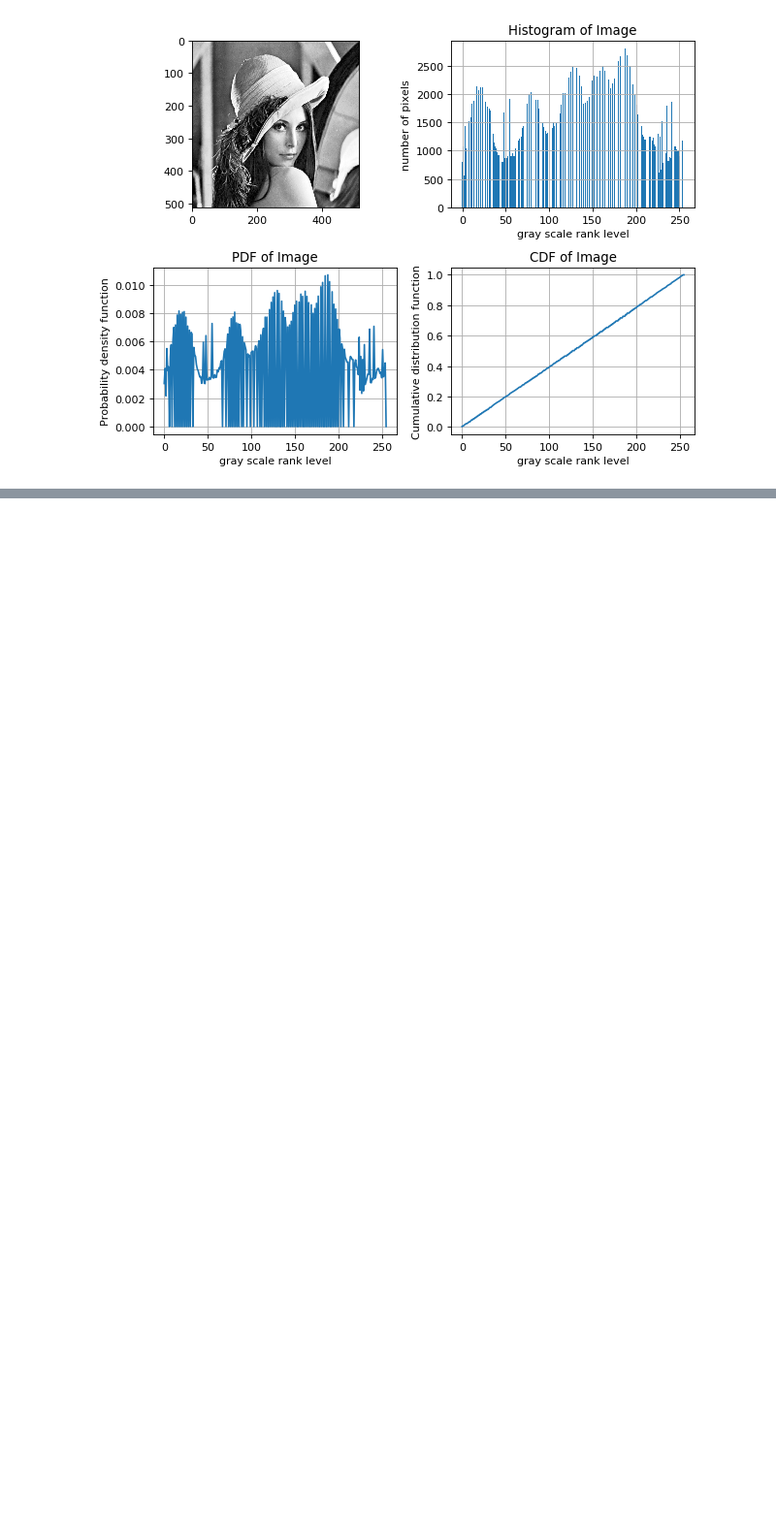
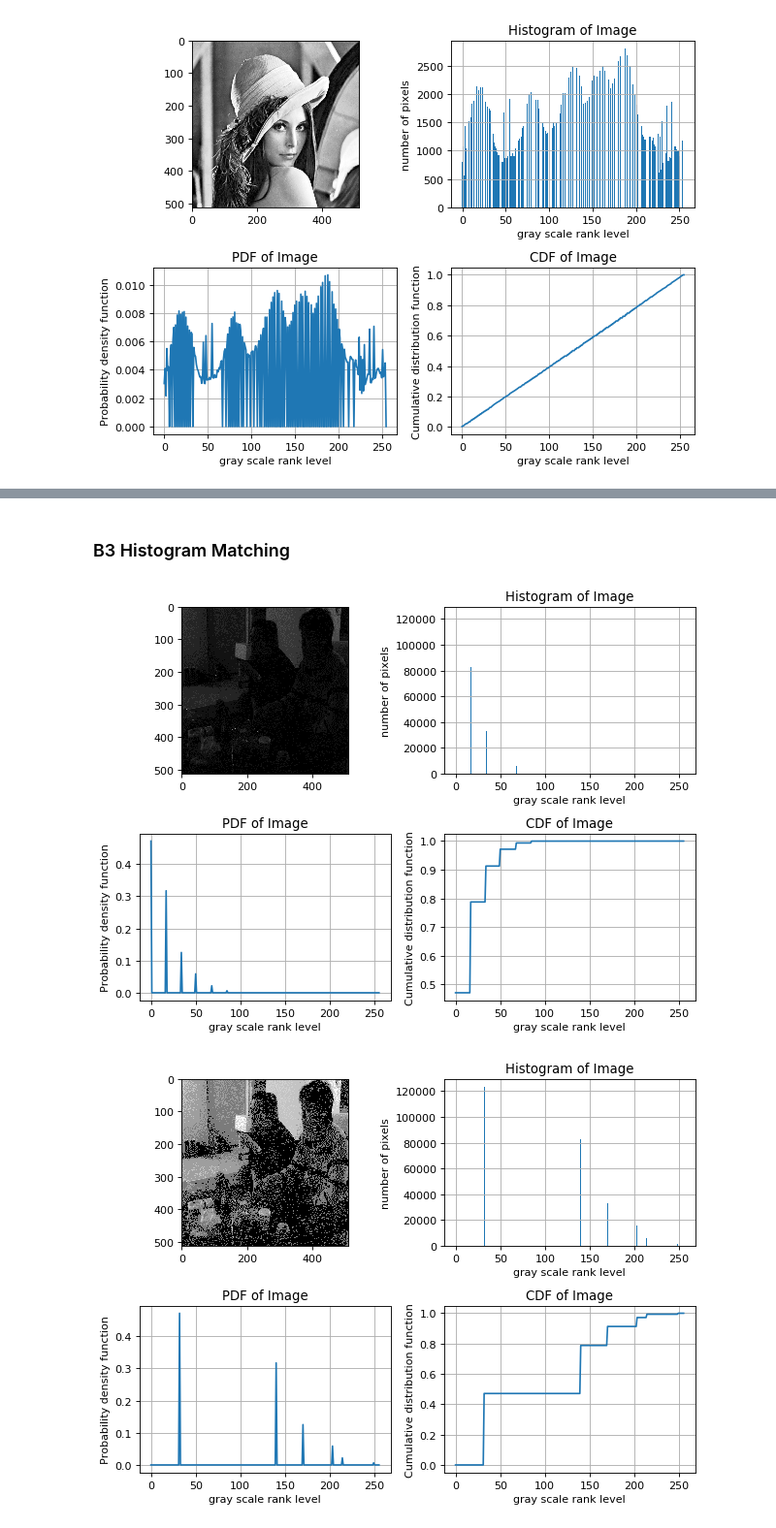
Before and after one commit to edwardchu-studio/CVHomework, a Jupyter notebook: HW1/CVHW1.ipynb, the cells around one changed output, grey strips where cells are left out. Shown at 97% size. Cells and saved outputs as stored; diff of their text form; code cells hidden in the pictures; blank space fills up the shorter version.

```diff
--- a/HW1/CVHW1.ipynb
+++ b/HW1/CVHW1.ipynb
@@ -93,0 +134,11 @@ draw4(eq_img)
+# %% [markdown]
+### B3 Histogram Matching
+# %%
+r=rgb2gray(image_chang)
+t=rgb2gray(image_lenna)
+matched_r=histMatch(raw=r,target=t)
+displayImage(r)
+displayImage(matched_r)
+# %% [output]
+[figure, added]
+[figure, added]
```
Also changed, not shown: parts of 9 cells of this notebook.
